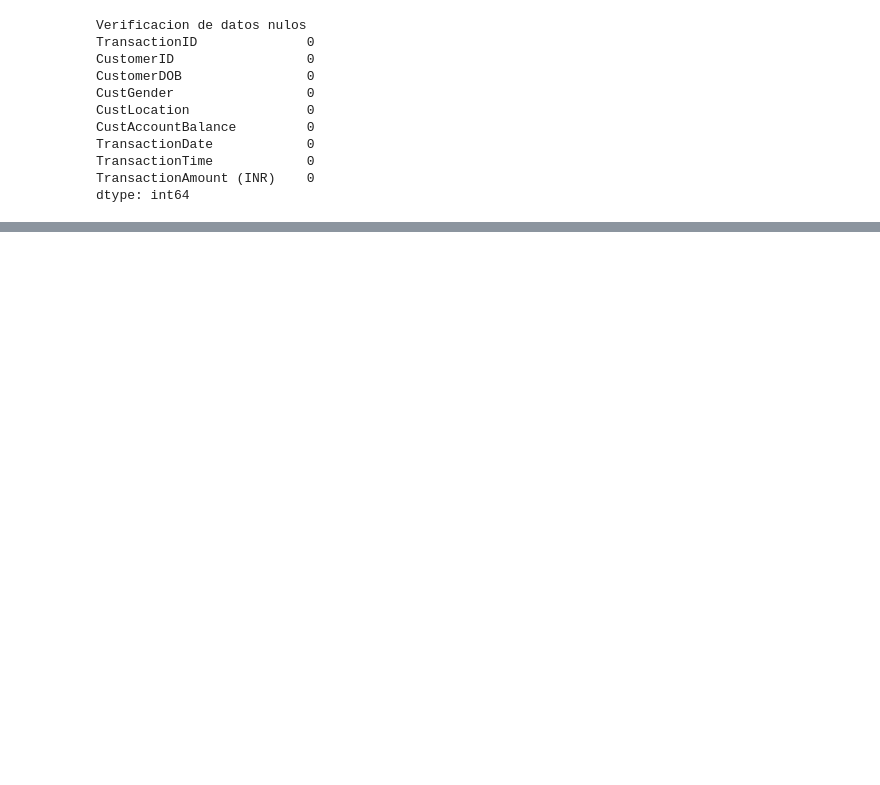
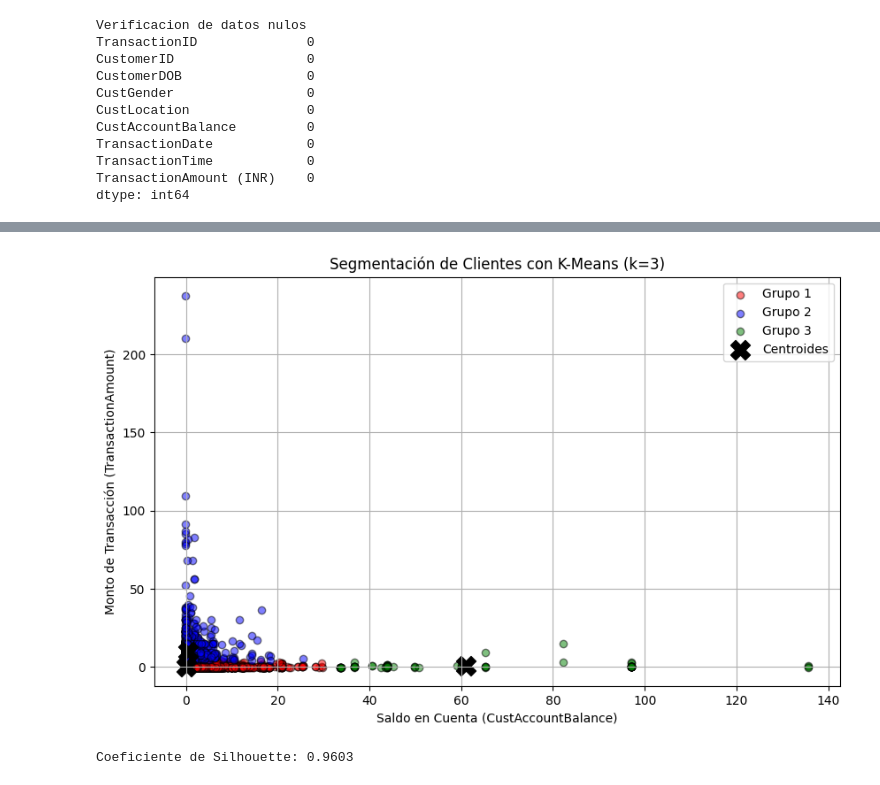
Before and after one commit to JPS4321/Lab4_IA, a Jupyter notebook: Main.ipynb, the cells around one changed output, grey strips where cells are left out. Cells and saved outputs as stored; diff of their text form; code cells hidden in the pictures; blank space fills up the shorter version.

```diff
--- a/Main.ipynb
+++ b/Main.ipynb
@@ -114,0 +223,45 @@ df_head
+# %%
+from sklearn.metrics import silhouette_score
+import matplotlib.pyplot as plt
+
+# Definir el número de clusters según el método del codo
+k_optimo = 3
+
+# Aplicar K-Means con el número óptimo de clusters
+centroids, labels, _ = k_means_custom(X_selected, k_optimo)
+
+# Colores para los clusters
+cluster_colors = ['red', 'blue', 'green']
+
+plt.figure(figsize=(10, 6))
+
+# Graficar cada cluster con sus puntos
+for cluster_id in range(k_optimo):
+    plt.scatter(
+        X_selected[labels == cluster_id, 0],
+        X_selected[labels == cluster_id, 1],
+        color=cluster_colors[cluster_id],
+        label=f'Grupo {cluster_id + 1}',
+        alpha=0.5, edgecolors='k'
+    )
+
+# Graficar los centroides
+plt.scatter(
+    centroids[:, 0], centroids[:, 1],
+    color='black', marker='X', s=250, label="Centroides"
+)
+
+# Etiquetas y título
+plt.xlabel('Saldo en Cuenta (CustAccountBalance)')
+plt.ylabel('Monto de Transacción (TransactionAmount)')
+plt.title(f'Segmentación de Clientes con K-Means (k={k_optimo})')
+plt.legend()
+plt.grid(True)
+plt.show()
+
+# Calcular y mostrar el coeficiente de Silhouette
+silhouette_avg = silhouette_score(X_selected, labels, sample_size= 5000,random_state=5)
+print(f"Coeficiente de Silhouette: {silhouette_avg:.4f}")
+# %% [output]
+[figure, added]
+Coeficiente de Silhouette: 0.9603
```
Also changed, not shown: parts of 37 cells of this notebook.
